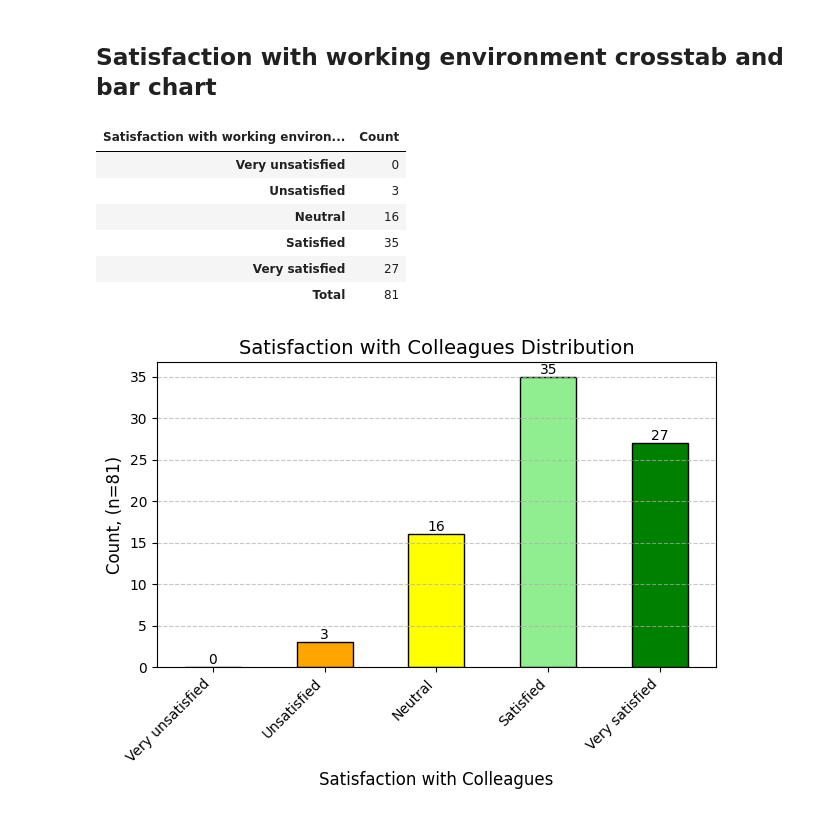
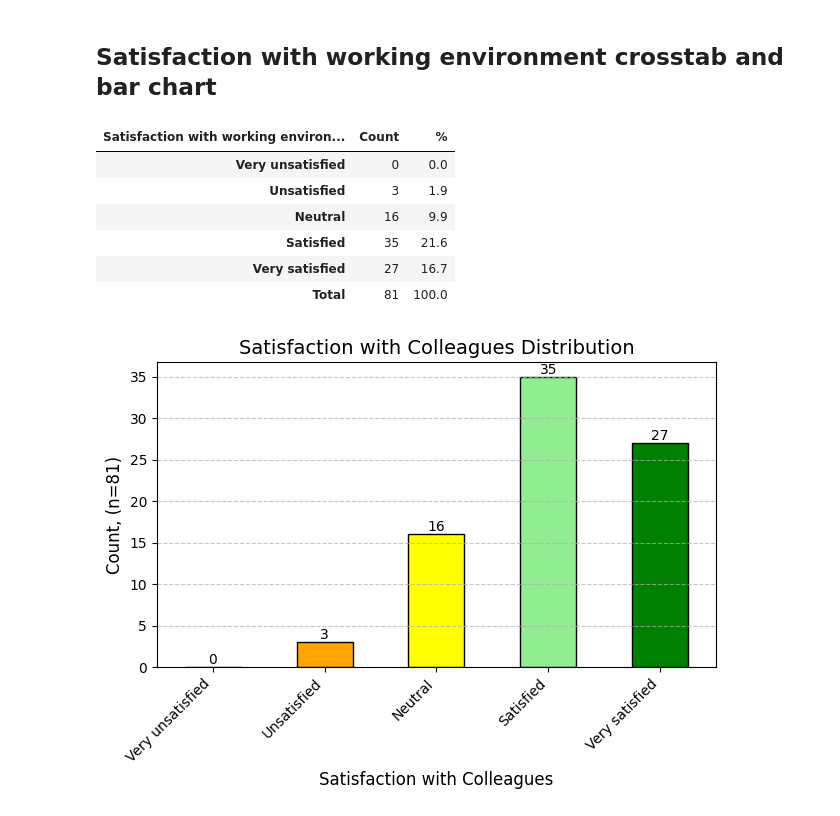
Before and after one commit to jemlau/DataAnalysisProject, a Jupyter notebook: harjotustyöHANNA.ipynb, the cells around one changed output. Drawn from its saved outputs; the diff is of its cells as text; code cells hidden in the pictures.

```diff
--- a/harjotustyöHANNA.ipynb
+++ b/harjotustyöHANNA.ipynb
@@ -82,21 +80,26 @@ Text(0, 0.5, 'Count, n=82')
 # %%
 
 df_satcolleques = pd.crosstab(df['sat_colleques'], 'Count')
 df_satcolleques.index = ['Unsatisfied', 'Neutral', 'Satisfied', 'Very satisfied']
 df_satcolleques.loc['Very unsatisfied'] = 0
 df_satcolleques = df_satcolleques.reindex(['Very unsatisfied', 'Unsatisfied', 'Neutral', 'Satisfied', 'Very satisfied'])
 df_satcolleques.columns.name='Satisfaction with working environment'
 n = df_satcolleques['Count'].sum()
 df_satcolleques.loc['Total'] = df_satcolleques['Count'].sum()
+
+n = df_satcolleques['Count'].sum()
+df_satcolleques['%'] = (df_satcolleques['Count'] / n) * 100
+df_satcolleques = df_satcolleques.round({'%': 1})
+df_satcolleques.loc['Total', '%'] = 100.0
 df_satcolleques
 # %% [output]
-| Satisfaction with working environ... | Count |
-| Very unsatisfied | 0 |
-| Unsatisfied | 3 |
-| Neutral | 16 |
-| Satisfied | 35 |
-| Very satisfied | 27 |
-| Total | 81 |
+| Satisfaction with working environ... | Count | % |
+| Very unsatisfied | 0 | 0.0 |
+| Unsatisfied | 3 | 1.9 |
+| Neutral | 16 | 9.9 |
+| Satisfied | 35 | 21.6 |
+| Very satisfied | 27 | 16.7 |
+| Total | 81 | 100.0 |
 # %%
 df_satcolleques_filtered = df_satcolleques[:-1]
 
```
Also changed, not shown: parts of 4 cells of this notebook.
